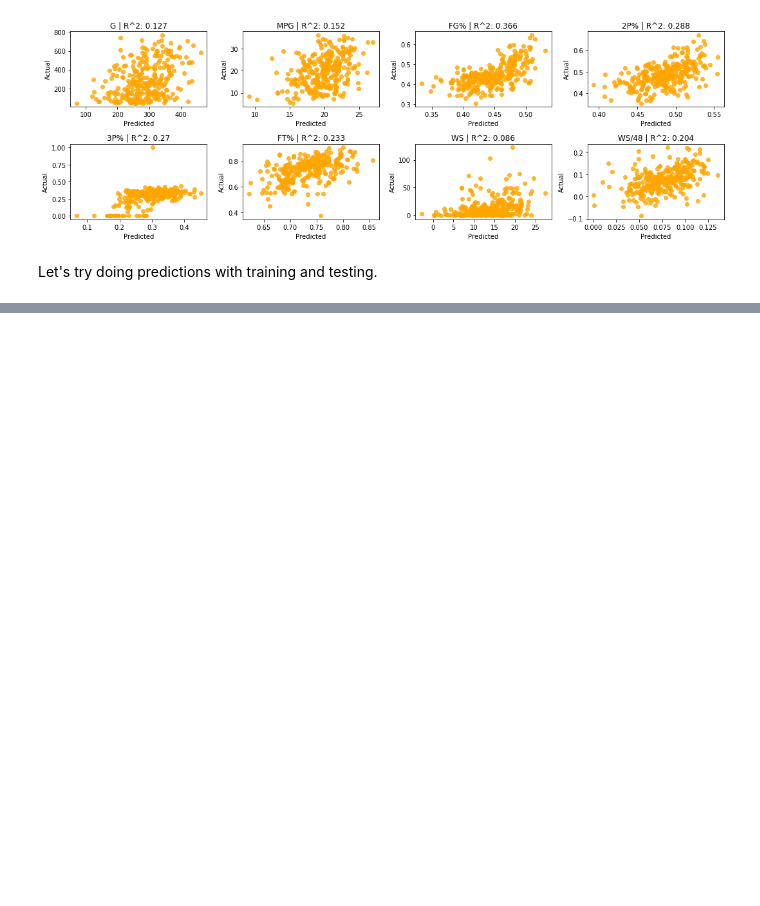
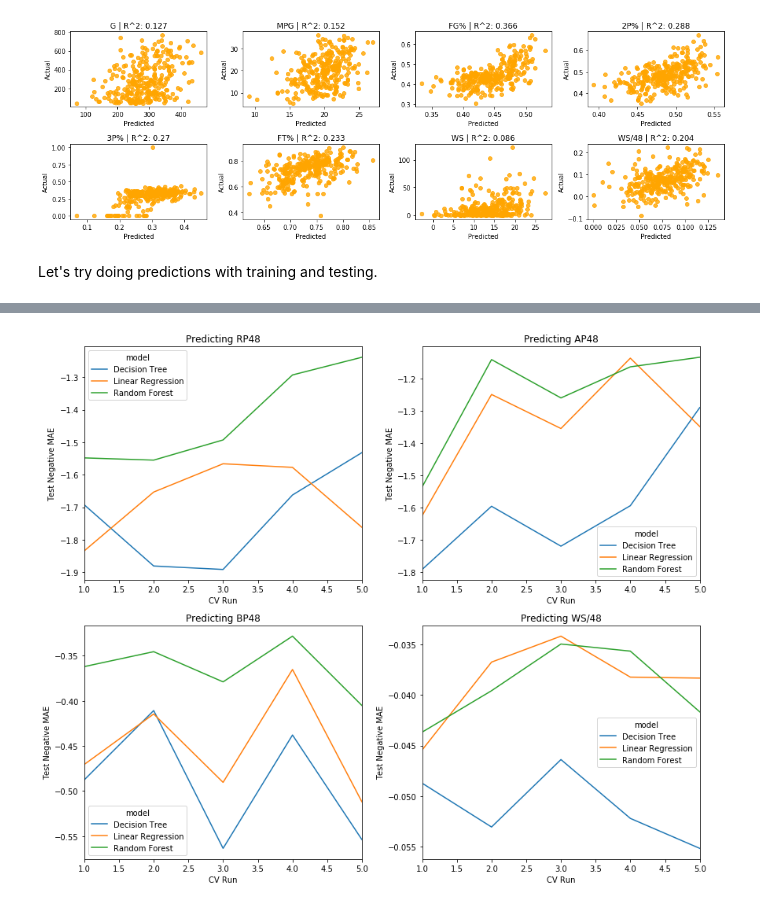
Before and after one commit to jrtran/stats131group7, a Jupyter notebook: models.ipynb, the cells around one changed output, grey strips where cells are left out. Saved outputs shown, nothing was run; the diff lists cells and outputs as text; code cells hidden in the pictures; blank space fills up the shorter version.

Commit message:
finishing up models.ipynb

```diff
--- a/models.ipynb
+++ b/models.ipynb
@@ -202,6 +201,7 @@ from sklearn import metrics
 # %%
+# let's do RP48, AP48, BP48, and WS/48
 target = career_sk['PP48']
-X_train, X_test, y_train, y_test = train_test_split(combine_sk, target, test_size = 0.2)
+X_train, X_test, y_train, y_test = train_test_split(combine_sk, target, test_size = 0.25)
 mdl_obj = tree.DecisionTreeRegressor()
 # mdl_obj = linear_model.LinearRegression()
 mdl = mdl_obj.fit(X_train, y_train)
@@ -227,0 +212,19 @@ plt.plot(np.linspace(xmin, xmax), np.linspace(xmin, xmax))
+# %%
+scoring = ['neg_mean_absolute_error', 'neg_mean_squared_error']
+def mult_scorer(response, scoring):
+    # X_train, X_test, y_train, y_test = train_test_split(combine_sk, career_sk[response], test_size = 0.25)
+    mdl_obj = linear_model.LinearRegression()
+    mdl = mdl_obj.fit(combine_sk, career_sk[response])
+    cv_res = pd.DataFrame(cross_validate(mdl, combine_sk, career_sk[response], cv = 5, scoring = scoring)).assign(model = 'Linear Regression')
+    mult_res = cv_res
+
+    mdl_obj = tree.DecisionTreeRegressor(min_samples_leaf = 3, max_depth = 10)
+    mdl = mdl_obj.fit(combine_sk, career_sk[response])
+    cv_res = pd.DataFrame(cross_validate(mdl, combine_sk, career_sk[response], cv = 5, scoring = scoring)).assign(model = 'Decision Tree')
+    mult_res = pd.concat([mult_res, cv_res], sort = 'False')
+
+    mdl_obj = ensemble.RandomForestRegressor(n_estimators = 50, min_samples_leaf = 3, max_depth = 10)
+    mdl = mdl_obj.fit(combine_sk, career_sk[response])
+    cv_res = pd.DataFrame(cross_validate(mdl, combine_sk, career_sk[response], cv = 5, scoring = scoring)).assign(model = 'Random Forest')
+    mult_res = pd.concat([mult_res, cv_res], sort = 'False')
+    return(mult_res)
@@ -227,0 +271,14 @@ plt.plot(np.linspace(xmin, xmax), np.linspace(xmin, xmax))
+# %%
+fig = plt.figure(figsize = (12, 10))
+for i, colname in enumerate(['RP48', 'AP48', 'BP48', 'WS/48']):
+    ax = fig.add_subplot(2, 2, i + 1)
+    ax.set_ylabel('Test Negative MAE')
+    df = mult_scorer(colname, scoring = scoring).pivot(columns = 'model', values = 'test_neg_mean_absolute_error')
+    df.index = np.arange(1, len(df) + 1)
+    df.index.name = 'CV Run'
+    df.plot(title = 'Predicting {}'.format(colname), ax = ax)
+    #plt.subplots_adjust(hspace = 0.5)
+plt.tight_layout()
+plt.show()
+# %% [output]
+[figure, added]
```
Also changed, not shown: parts of 11 cells of this notebook.
